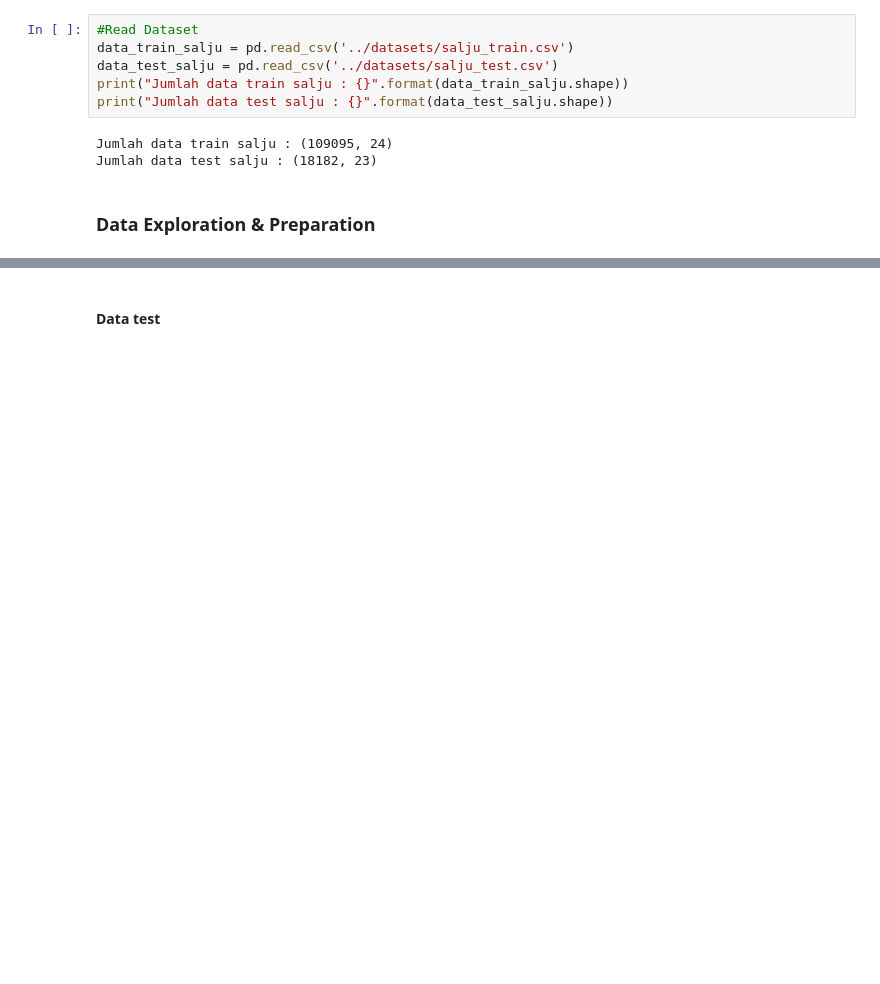
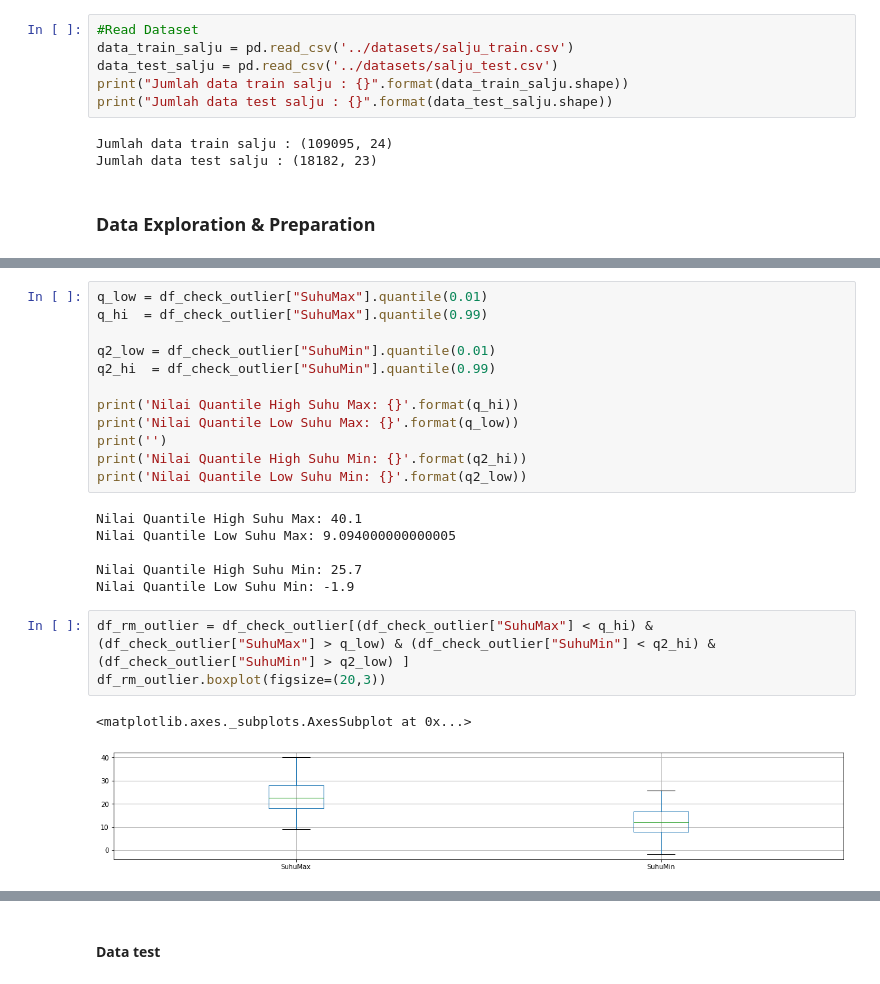
Before and after one commit to ichlasul0899/Klasifikasi-Salju-, a Jupyter notebook: code/Untitled.ipynb, the cells around one changed output, grey strips where cells are left out. Saved outputs shown, nothing was run; the diff lists cells and outputs as text; blank space fills up the shorter version.

```diff
--- a/code/Untitled.ipynb
+++ b/code/Untitled.ipynb
@@ -281,0 +207,24 @@ array([[0.44575472, 0.38963532, 0.01293801, ..., 0.        , 0.        ,
+# %%
+q_low = df_check_outlier["SuhuMax"].quantile(0.01)
+q_hi  = df_check_outlier["SuhuMax"].quantile(0.99)
+
+q2_low = df_check_outlier["SuhuMin"].quantile(0.01)
+q2_hi  = df_check_outlier["SuhuMin"].quantile(0.99)
+
+print('Nilai Quantile High Suhu Max: {}'.format(q_hi))
+print('Nilai Quantile Low Suhu Max: {}'.format(q_low))
+print('')
+print('Nilai Quantile High Suhu Min: {}'.format(q2_hi))
+print('Nilai Quantile Low Suhu Min: {}'.format(q2_low))
+# %% [output]
+Nilai Quantile High Suhu Max: 40.1
+Nilai Quantile Low Suhu Max: 9.094000000000005
+
+Nilai Quantile High Suhu Min: 25.7
+Nilai Quantile Low Suhu Min: -1.9
+# %%
+df_rm_outlier = df_check_outlier[(df_check_outlier["SuhuMax"] < q_hi) & (df_check_outlier["SuhuMax"] > q_low) & (df_check_outlier["SuhuMin"] < q2_hi) & (df_check_outlier["SuhuMin"] > q2_low) ]
+df_rm_outlier.boxplot(figsize=(20,3))
+# %% [output]
+<matplotlib.axes._subplots.AxesSubplot at 0x...>
+[figure, added]
```
Also changed, not shown: parts of 72 cells of this notebook.
